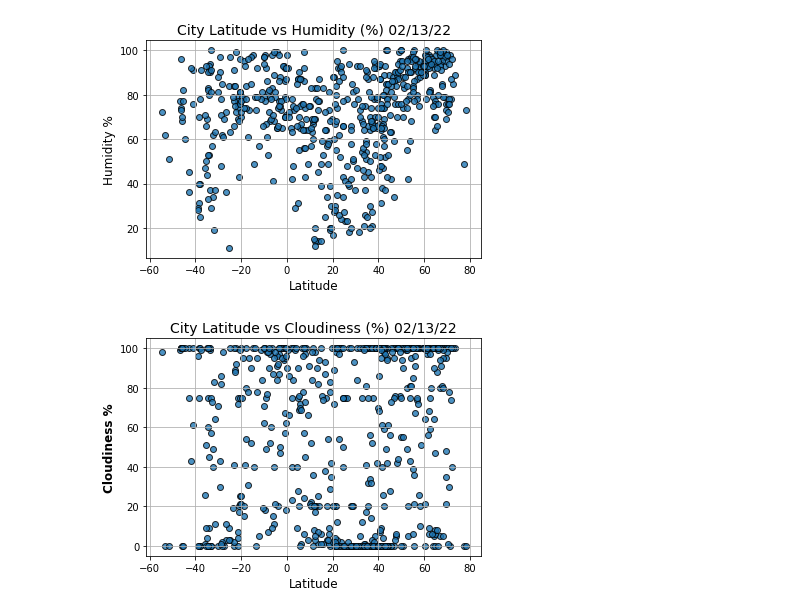
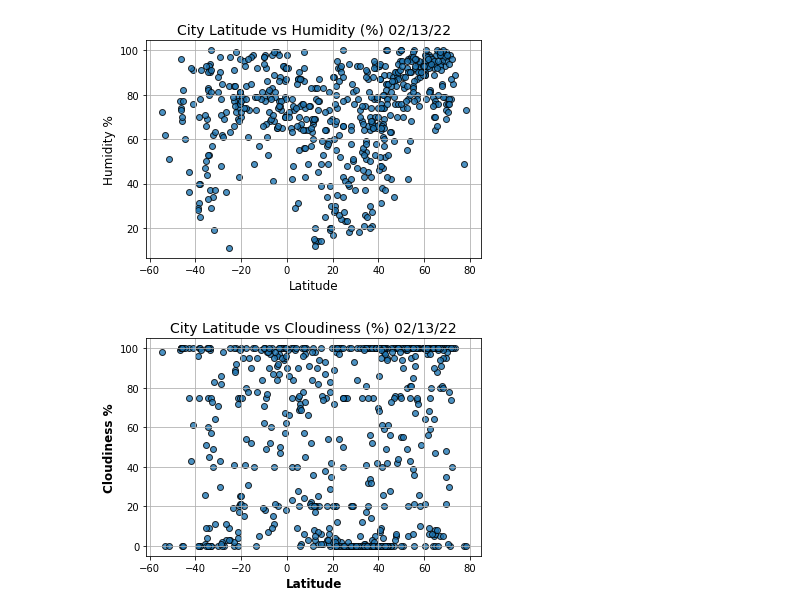
Before and after one commit to Lydiadel/World_Weather_Analysis, a Jupyter notebook: Weather.ipynb, the cells around one changed output. Saved outputs shown, nothing was run; the diff lists cells and outputs as text; code cells hidden in the pictures.

```diff
--- a/Weather.ipynb
+++ b/Weather.ipynb
@@ -240,24 +250,24 @@ plt.show()
 # %%
 # Build the scatter plot for latitude vs cloudiness
 plt.scatter(lats,
             cloudiness,
             edgecolor='k',
             marker='o',
             alpha=0.8,
             linewidths=1,
             label='Cities'
            )
 plt.title(f'City Latitude vs Cloudiness (%) ' + time.strftime("%x"), fontsize=14)
 plt.ylabel(f"Cloudiness %", fontsize=12, fontweight='bold')
-plt.xlabel(f"Latitude", fontsize=12)
+plt.xlabel(f"Latitude", fontsize=12, fontweight='bold')
 plt.grid(True)
 
 #Save the figure
 plt.savefig("weather_data/Fig3.png", facecolor='white')
 
 # Show plot.
 plt.show()
 # %% [output]
-[figure, old version]
+[figure, new version]
 # %%
 # Build the scatter plot for latitude vs wind speed.
```
Also changed, not shown: parts of 28 cells of this notebook.
